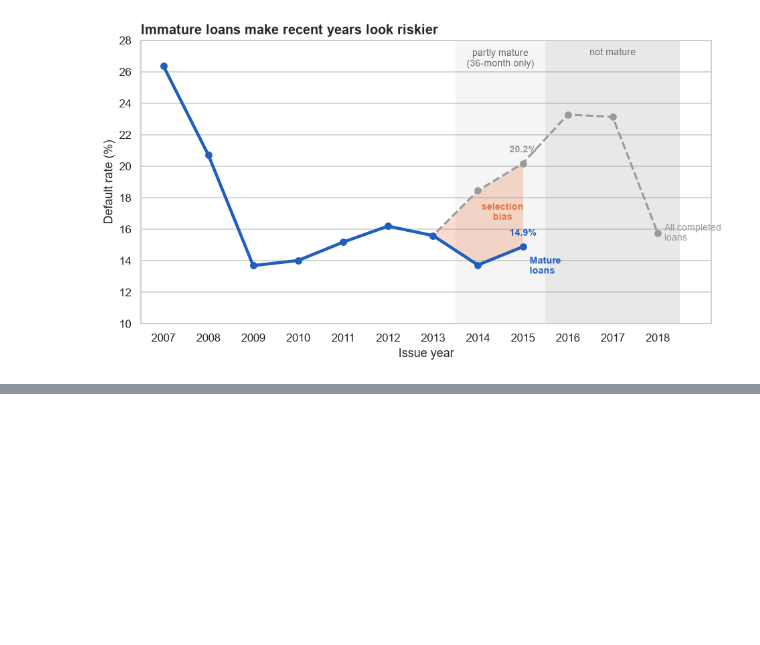
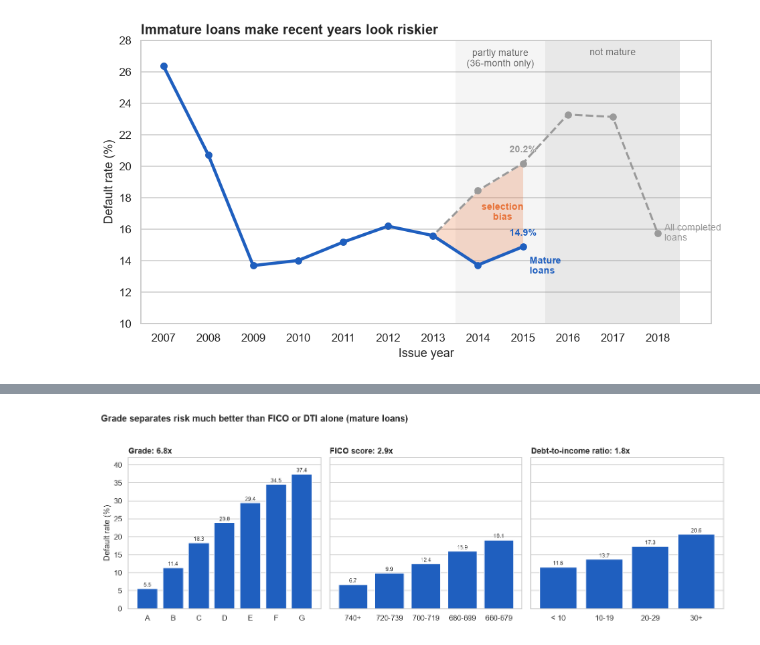
Before and after one commit to CavitDursun07/lending_club_credit_risk, a Jupyter notebook: notebooks/03_eda.ipynb, the cells around one changed output, grey strips where cells are left out. Drawn from its saved outputs; the diff is of its cells as text; code cells hidden in the pictures; blank space fills up the shorter version.

Commit message:
Add risk segment chart for grade, FICO and DTI

```diff
--- a/notebooks/03_eda.ipynb
+++ b/notebooks/03_eda.ipynb
@@ -130,0 +135,48 @@ plt.show()
+# %%
+mature = loans[loans["is_mature"] == 1]
+
+
+def default_rate_by(column, order_column=None, exclude=(), reverse=False):
+    """Default rate (%) by group, sorted by an order column."""
+    data = mature[~mature[column].isin(exclude)]
+    order_column = order_column or column
+    result = (
+        data.groupby(column, observed=True)
+        .agg(default_rate=("is_default", "mean"), order=(order_column, "min"))
+        .sort_values("order", ascending=not reverse)
+    )
+    result["default_rate"] *= 100
+    return result
+
+
+panels = [
+    ("Grade", default_rate_by("grade")),
+    ("FICO score", default_rate_by("fico_band", "fico_band_order", exclude=["< 660"], reverse=True)),
+    ("Debt-to-income ratio", default_rate_by("dti_band", "dti_band_order", exclude=["Missing"])),
+]
+
+fig, axes = plt.subplots(1, 3, figsize=(13, 4.5), sharey=True)
+
+for ax, (title, data) in zip(axes, panels):
+    labels = data.index.astype(str)
+    ax.bar(labels, data["default_rate"], color=MATURE_COLOR)
+
+    for i, value in enumerate(data["default_rate"]):
+        ax.text(i, value + 0.6, f"{value:.1f}", ha="center", fontsize=8)
+
+    ratio = data["default_rate"].max() / data["default_rate"].min()
+    ax.set_title(f"{title}: {ratio:.1f}x", loc="left", fontweight="bold")
+    ax.grid(axis="x", visible=False)
+
+axes[0].set_ylabel("Default rate (%)")
+axes[0].set_ylim(0, 42)
+fig.suptitle(
+    "Grade separates risk much better than FICO or DTI alone (mature loans)",
+    x=0.01, ha="left", fontsize=13, fontweight="bold",
+)
+fig.tight_layout(rect=[0, 0, 1, 0.95])
+
+save_fig(fig, "02_risk_segments")
+plt.show()
+# %% [output]
+[figure, added]
```
Also changed, not shown: parts of 1 cell of this notebook, 1 other file.
